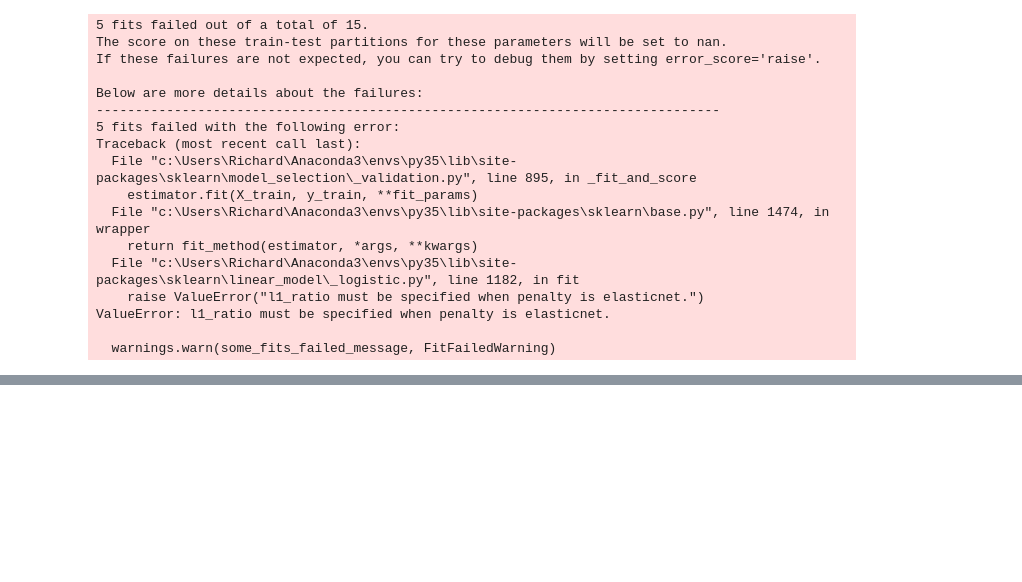
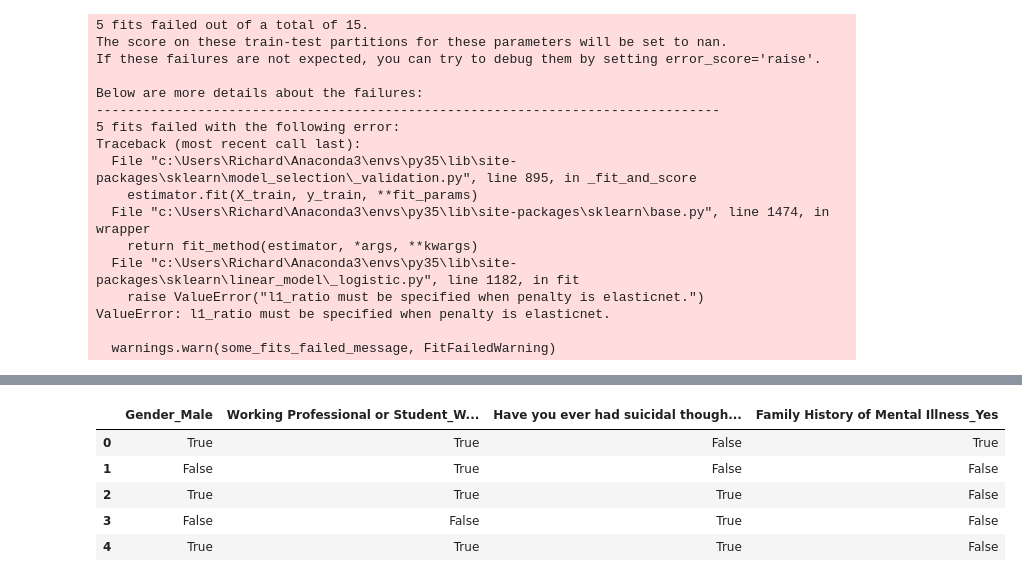
Before and after one commit to ricrichardthomas1/kaggle_mental, a Jupyter notebook: mental.ipynb, the cells around one changed output, grey strips where cells are left out. Saved outputs shown, nothing was run; the diff lists cells and outputs as text; code cells hidden in the pictures; blank space fills up the shorter version.

```diff
--- a/mental.ipynb
+++ b/mental.ipynb
@@ -851,0 +712,3 @@ The respective training and test auc scores are: 0.97 and 0.97
+# %%
+df_val[(df_val['Working Professional or Student']=='Student') & (df_val['Profession'].isna())] = df_val[(df_val['Working Professional or Student']=='Student') & (df_val['Profession'].isna())].fillna(value= {'Work Pressure':0,'Job Satisfaction':0, 'Profession':'None'})
+df_val[df_val['Working Professional or Student']=='Working Professional'] = df_val[df_val['Working Professional or Student']=='Working Professional'].fillna(value= {'Academic Pressure':0, 'Study Satisfaction':0,'CGPA':0, 'Profession':'Not Reported'})
@@ -851,0 +735,8 @@ The respective training and test auc scores are: 0.97 and 0.97
+# %%
+df_val['CGPA'].fillna(df_val['CGPA'].mean(), inplace=True)
+
+from scipy.stats import mode
+for n in ['Adademic Pressure', 'Work Pressure','Study Satisfaction','Job Satisfaction']:
+
+    mode_value =  mode(df_val[n]).mode
+    df_val['Job Satisfaction'].fillna(mode_value, inplace=True)
@@ -851,0 +750,14 @@ The respective training and test auc scores are: 0.97 and 0.97
+# %%
+df_val['Dietary Habits'] = df_val['Dietary Habits'].fillna('Others')
+df_val['Degree'] = df_val['Degree'].fillna('Others')
+# %%
+df_val.drop(columns = ['id', 'Name'], inplace = True)
+val_dummies = pd.get_dummies(df_val[['Gender', 'Working Professional or Student', 'Have you ever had suicidal thoughts ?', 'Family History of Mental Illness']], drop_first=True)
+val_dummies.head()
+# %% [output]
+|  | Gender_Male | Working Professional or Student_W... | Have you ever had suicidal though... | Family History of Mental Illness_Yes |
+| 0 | True | True | False | True |
+| 1 | False | True | False | False |
+| 2 | True | True | True | False |
+| 3 | False | False | True | False |
+| 4 | True | True | True | False |
```
Also changed, not shown: parts of 23 cells of this notebook.
